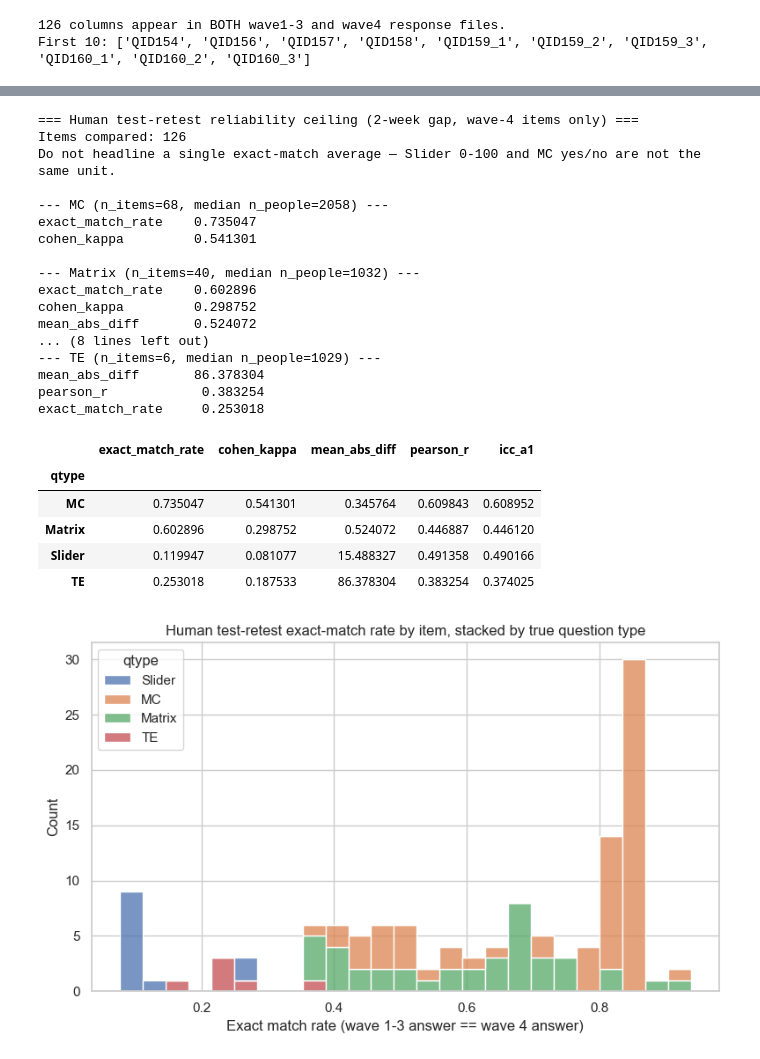
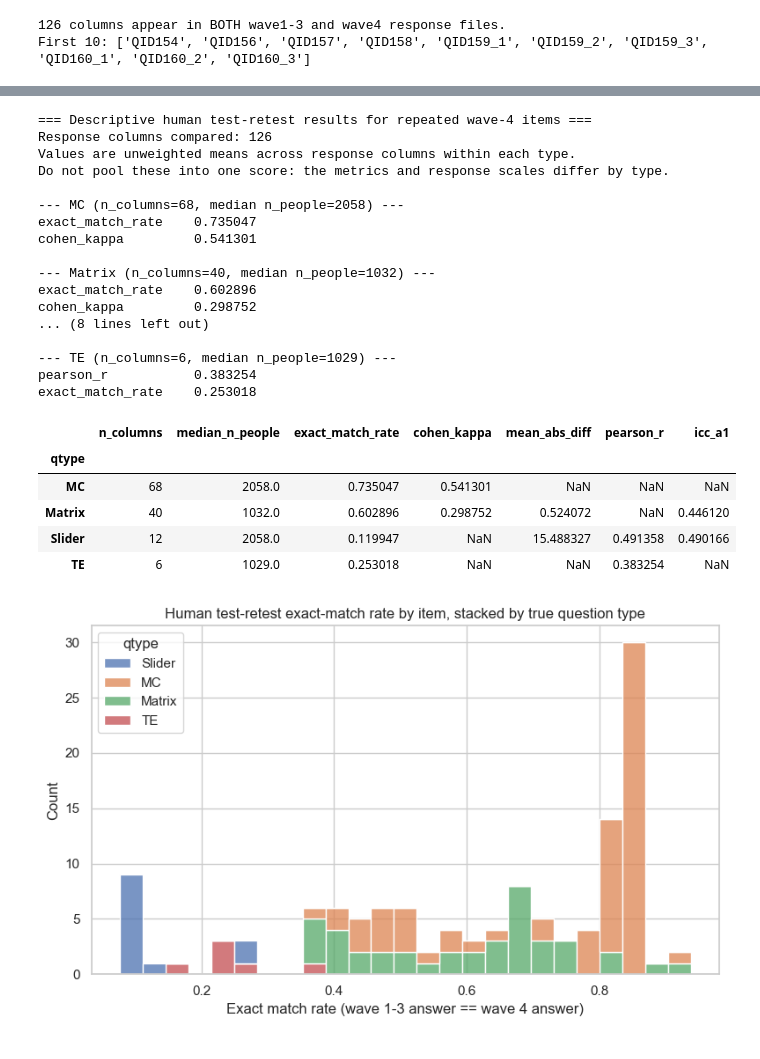
Before and after one commit to HungNgoCT/Amity_Assignment, a Jupyter notebook: notebooks/data_exploration.ipynb, the cells around one changed output, grey strips where cells are left out. Cells and saved outputs as stored; diff of their text form; code cells hidden in the pictures.

```diff
--- a/notebooks/data_exploration.ipynb
+++ b/notebooks/data_exploration.ipynb
@@ -286,12 +310,13 @@ def option_labels(qid: str) -> dict:
     q = next(x for x in question_catalog if x.get("QuestionID") == qid)
     return {i + 1: lab for i, lab in enumerate(q.get("Options") or [])}
 
-fig, axes = plt.subplots(2, 2, figsize=(12, 8))
+fig, axes = plt.subplots(2, 3, figsize=(16, 9))
 plot_specs = [
     ("age", "Age group", axes[0, 0], "#4C72B0"),
     ("gender", "Sex assigned at birth", axes[0, 1], "#DD8452"),
-    ("region", "US region", axes[1, 0], "#55A868"),
-    ("income", "Household income", axes[1, 1], "#C44E52"),
+    ("region", "U.S. region", axes[0, 2], "#55A868"),
+    ("income", "Family income (survey wording)", axes[1, 0], "#C44E52"),
+    ("education", "Education", axes[1, 1], "#8172B2"),
 ]
 
 for key, title, ax, color in plot_specs:
@@ -304,6 +329,7 @@ for key, title, ax, color in plot_specs:
     ax.set_xlabel("")
     ax.tick_params(axis="x", labelrotation=35)
 
+axes[1, 2].axis("off")
 plt.tight_layout()
 plt.show()
 # %% [output]
@@ -458,12 +482,16 @@ for col in overlap_cols:
         continue
     a, b = a_raw[pair], b_raw[pair]
     exact = float((a == b).mean())
-    kappa = cohens_kappa(a.astype(str).to_numpy(), b.astype(str).to_numpy())
+    kappa = (
+        cohens_kappa(a.astype(str).to_numpy(), b.astype(str).to_numpy())
+        if meta["qtype"] in {"MC", "Matrix"}
+        else np.nan
+    )
     a_num = pd.to_numeric(a, errors="coerce")
     b_num = pd.to_numeric(b, errors="coerce")
     num_ok = a_num.notna() & b_num.notna()
     mad = pearson = icc = np.nan
-    if int(num_ok.sum()) >= 30:
+    if meta["qtype"] in {"Matrix", "Slider", "TE"} and int(num_ok.sum()) >= 30:
         an, bn = a_num[num_ok], b_num[num_ok]
         mad = float((an - bn).abs().mean())
         if an.nunique() > 1 and bn.nunique() > 1:
@@ -531,52 +559,59 @@ Slider     3
 | 13 | QID164_TEXT | QID164 | TE | SL | Anchoring - African countries low | 1002 | 0.513120 | True | ... |
 | 0 | QID154 | QID154 | Slider | HSLIDER | Base-rate 30 engineers | 1043 | 0.493197 | True | ... |
 # %%
-print("=== Human test-retest reliability ceiling (2-week gap, wave-4 items only) ===")
-print(f"Items compared: {len(reliability_df)}")
-print("Do not headline a single exact-match average — Slider 0-100 and MC yes/no are not the same unit.")
+print("=== Descriptive human test-retest results for repeated wave-4 items ===")
+print(f"Response columns compared: {len(reliability_df)}")
+print("Values are unweighted means across response columns within each type.")
+print("Do not pool these into one score: the metrics and response scales differ by type.")
 print()
 
 headline = {
     "MC": ["exact_match_rate", "cohen_kappa"],
     "Matrix": ["exact_match_rate", "cohen_kappa", "mean_abs_diff", "icc_a1"],
     "Slider": ["mean_abs_diff", "pearson_r", "icc_a1", "exact_match_rate"],
-    "TE": ["mean_abs_diff", "pearson_r", "exact_match_rate"],
+    "TE": ["pearson_r", "exact_match_rate"],
 }
+summary_rows = []
+all_metric_cols = ["exact_match_rate", "cohen_kappa", "mean_abs_diff", "pearson_r", "icc_a1"]
 for qtype, cols in headline.items():
     g = reliability_df[reliability_df["qtype"] == qtype]
     if g.empty:
         continue
-    print(f"--- {qtype} (n_items={len(g)}, median n_people={g['n'].median():.0f}) ---")
-    print(g[cols].mean().to_string())
+    means = g[cols].mean()
+    print(f"--- {qtype} (n_columns={len(g)}, median n_people={g['n'].median():.0f}) ---")
+    print(means.to_string())
     print()
+    row = {"qtype": qtype, "n_columns": len(g), "median_n_people": g["n"].median()}
+    row.update({metric: np.nan for metric in all_metric_cols})
+    row.update(means.to_dict())
+    summary_rows.append(row)
 
-reliability_df.groupby("qtype")[
-    ["exact_match_rate", "cohen_kappa", "mean_abs_diff", "pearson_r", "icc_a1"]
-].mean()
+reliability_summary_df = pd.DataFrame(summary_rows).set_index("qtype")
+reliability_summary_df
 # %% [output]
-=== Human test-retest reliability ceiling (2-week gap, wave-4 items only) ===
-Items compared: 126
-Do not headline a single exact-match average — Slider 0-100 and MC yes/no are not the same unit.
+=== Descriptive human test-retest results for repeated wave-4 items ===
+Response columns compared: 126
+Values are unweighted means across response columns within each type.
+Do not pool these into one score: the metrics and response scales differ by type.
 
---- MC (n_items=68, median n_people=2058) ---
+--- MC (n_columns=68, median n_people=2058) ---
 exact_match_rate    0.735047
 cohen_kappa         0.541301
 
---- Matrix (n_items=40, median n_people=1032) ---
+--- Matrix (n_columns=40, median n_people=1032) ---
 exact_match_rate    0.602896
 cohen_kappa         0.298752
-mean_abs_diff       0.524072
 ... (8 lines left out)
---- TE (n_items=6, median n_people=1029) ---
-mean_abs_diff       86.378304
-pearson_r            0.383254
-exact_match_rate     0.253018
+
+--- TE (n_columns=6, median n_people=1029) ---
+pearson_r           0.383254
+exact_match_rate    0.253018
-|  | exact_match_rate | cohen_kappa | mean_abs_diff | pearson_r | icc_a1 |
-| qtype |  |  |  |  |  |
-| MC | 0.735047 | 0.541301 | 0.345764 | 0.609843 | 0.608952 |
-| Matrix | 0.602896 | 0.298752 | 0.524072 | 0.446887 | 0.446120 |
-| Slider | 0.119947 | 0.081077 | 15.488327 | 0.491358 | 0.490166 |
-| TE | 0.253018 | 0.187533 | 86.378304 | 0.383254 | 0.374025 |
+|  | n_columns | median_n_people | exact_match_rate | cohen_kappa | mean_abs_diff | pearson_r | icc_a1 |
+| qtype |  |  |  |  |  |  |  |
+| MC | 68 | 2058.0 | 0.735047 | 0.541301 | NaN | NaN | NaN |
+| Matrix | 40 | 1032.0 | 0.602896 | 0.298752 | 0.524072 | NaN | 0.446120 |
+| Slider | 12 | 2058.0 | 0.119947 | NaN | 15.488327 | 0.491358 | 0.490166 |
+| TE | 6 | 1029.0 | 0.253018 | NaN | NaN | 0.383254 | NaN |
 # %%
 fig, ax = plt.subplots(figsize=(8, 5))
 sns.histplot(data=reliability_df, x="exact_match_rate", hue="qtype", bins=25, ax=ax, multiple="stack")
```
Also changed, not shown: parts of 22 cells of this notebook, 20 other files.
